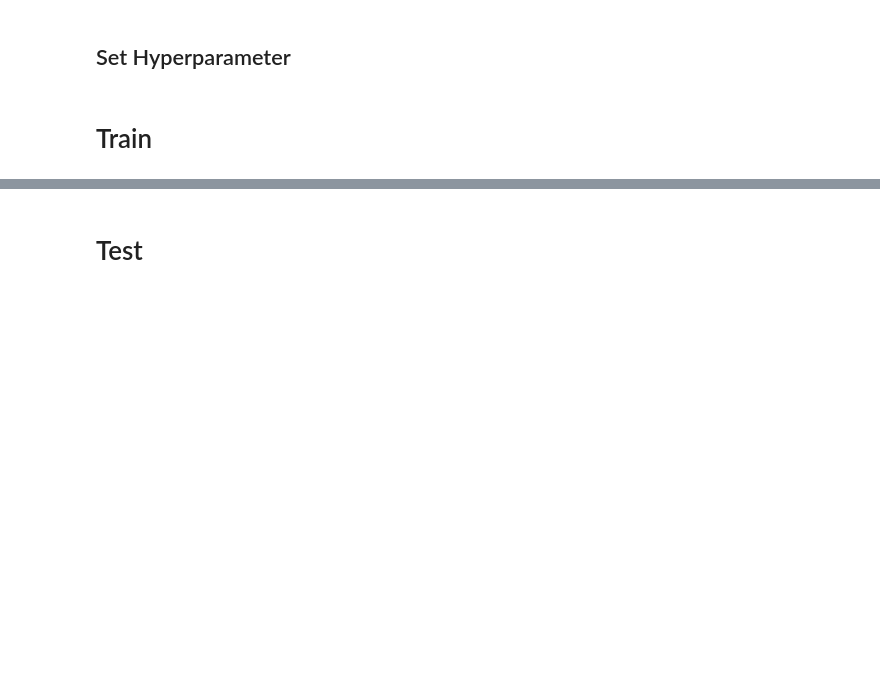
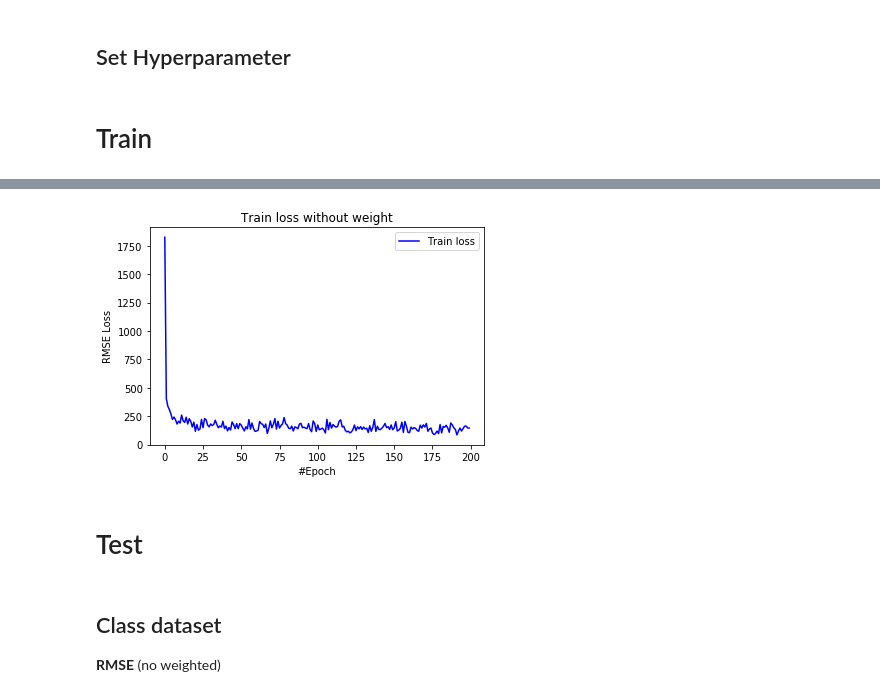
Before and after one commit to yutailin1993/Recommender-Exp, a Jupyter notebook: rrn/RRN_main.ipynb, the cells around one changed output, grey strips where cells are left out. Cells and saved outputs as stored; diff of their text form; code cells hidden in the pictures; blank space fills up the shorter version.

```diff
--- a/rrn/RRN_main.ipynb
+++ b/rrn/RRN_main.ipynb
@@ -90,22 +110,28 @@ item_test_hparas = get_hparas(len(item_test_list), len(userList), item_time_inte
 # %%
 tf.reset_default_graph()
 
 model = rrn.RRN(user_hparas=user_train_hparas, item_hparas=item_train_hparas,
                 user_vectors=user_vectors, item_vectors=item_vectors,
-                is_train=True, lr=0.01, epochs=200, loss_function='log_loss')
+                is_train=True, lr=0.01, epochs=200, loss_function='rmse', weighted=None)
 
-model.train(df_train, user_map, item_map, initial_time)
-model.model_save('itri_log_loss')
+model.train(df_train, user_map, item_map, initial_time, top_rank=None)
+model.model_save('class_rmse')
 
 train_loss = model.log['train_loss']
 plt.plot(range(len(train_loss)), train_loss, color='blue', label='Train loss')
-# plt.plot(range(len(test_loss)), test_loss, color='red', label='Test loss')
+plt.title("Train loss without weight")
 plt.legend(loc="upper right")
 plt.xlabel('#Epoch')
-plt.ylabel('Loss')
+plt.ylabel('RMSE Loss')
+plt.savefig("Train_Loss_without_weight.jpg")
 plt.show()
+# %% [output]
+[figure, added]
 # %% [markdown]
 # Test
+# %% [markdown]
+## Class dataset
+**RMSE** (no weighted)
 # %%
 tf.reset_default_graph()
 
```
Also changed, not shown: parts of 19 cells of this notebook, 1 other file.
